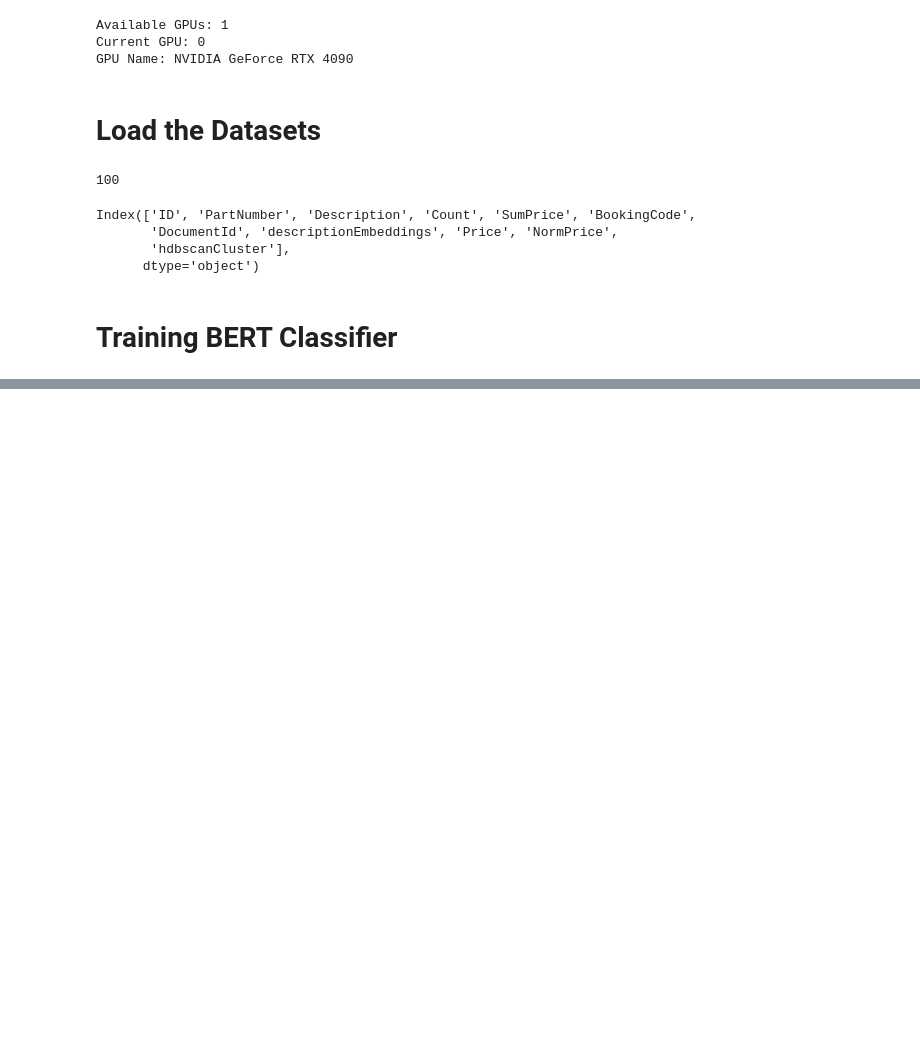
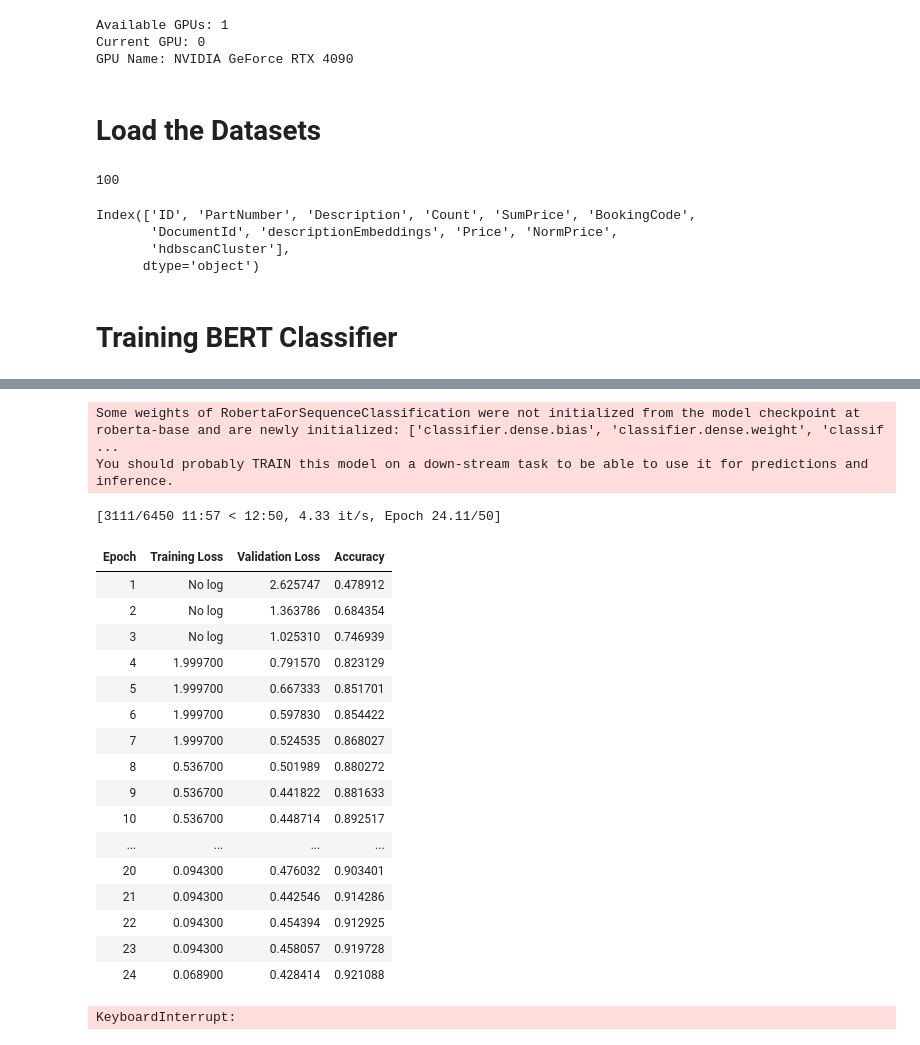
Before and after one commit to LukasBeckers/training, a Jupyter notebook: TextClassifier.ipynb, the cells around one changed output, grey strips where cells are left out. Cells and saved outputs as stored; diff of their text form; code cells hidden in the pictures; blank space fills up the shorter version.

```diff
--- a/TextClassifier.ipynb
+++ b/TextClassifier.ipynb
@@ -200,0 +255,54 @@ def validate_model(model, dataset, batch_size=20, device=None):
+# %%
+from transformers import RobertaTokenizer, RobertaForSequenceClassification
+tokenizer = RobertaTokenizer.from_pretrained("roberta-base")
+model = RobertaForSequenceClassification.from_pretrained("roberta-base", num_labels=100)
+
+train_ds = CustomDataset(train, tokenizer=tokenizer)
+val_ds = CustomDataset(val, tokenizer=tokenizer)
+test_ds = CustomDataset(test, tokenizer=tokenizer)
+
+training_args = TrainingArguments(
+    output_dir="./results",
+    num_train_epochs=50,
+    per_device_train_batch_size=20,
+    per_device_eval_batch_size=20,
+    evaluation_strategy="epoch",
+    save_strategy="epoch",
+    logging_dir="./logs"
+)
+
+trainer = Trainer(
+    model=model,
+    args=training_args,
+    train_dataset=train_ds,
+    eval_dataset=val_ds,
+    compute_metrics=lambda p: {"accuracy": accuracy_score(p.label_ids, p.predictions.argmax(-1))}
+)
+
+# Train the model
+trainer.train()
+
+# Save the model
+trainer.save_model("./trained_model")
+# %% [output]
+Some weights of RobertaForSequenceClassification were not initialized from the model checkpoint at roberta-base and are newly initialized: ['classifier.dense.bias', 'classifier.dense.weight', 'classif ...
+You should probably TRAIN this model on a down-stream task to be able to use it for predictions and inference.
+[3111/6450 11:57 < 12:50, 4.33 it/s, Epoch 24.11/50]
+| Epoch | Training Loss | Validation Loss | Accuracy |
+| 1 | No log | 2.625747 | 0.478912 |
+| 2 | No log | 1.363786 | 0.684354 |
+| 3 | No log | 1.025310 | 0.746939 |
+| 4 | 1.999700 | 0.791570 | 0.823129 |
+| 5 | 1.999700 | 0.667333 | 0.851701 |
+| 6 | 1.999700 | 0.597830 | 0.854422 |
+| 7 | 1.999700 | 0.524535 | 0.868027 |
+| 8 | 0.536700 | 0.501989 | 0.880272 |
+| 9 | 0.536700 | 0.441822 | 0.881633 |
+| 10 | 0.536700 | 0.448714 | 0.892517 |
+| ... | ... | ... | ... |
+| 20 | 0.094300 | 0.476032 | 0.903401 |
+| 21 | 0.094300 | 0.442546 | 0.914286 |
+| 22 | 0.094300 | 0.454394 | 0.912925 |
+| 23 | 0.094300 | 0.458057 | 0.919728 |
+| 24 | 0.068900 | 0.428414 | 0.921088 |
+KeyboardInterrupt:
```
Also changed, not shown: parts of 6 cells of this notebook, 2 other files.
